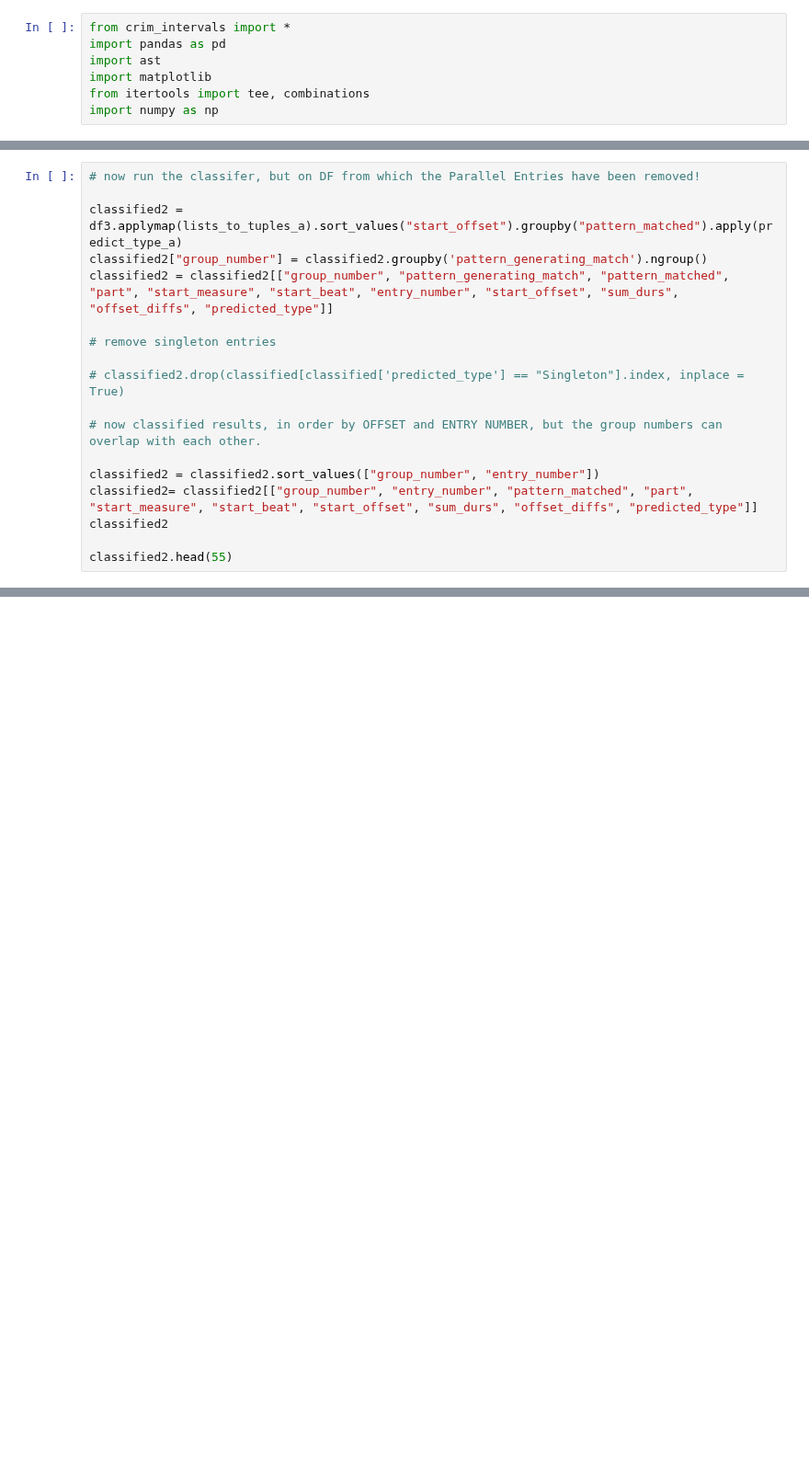
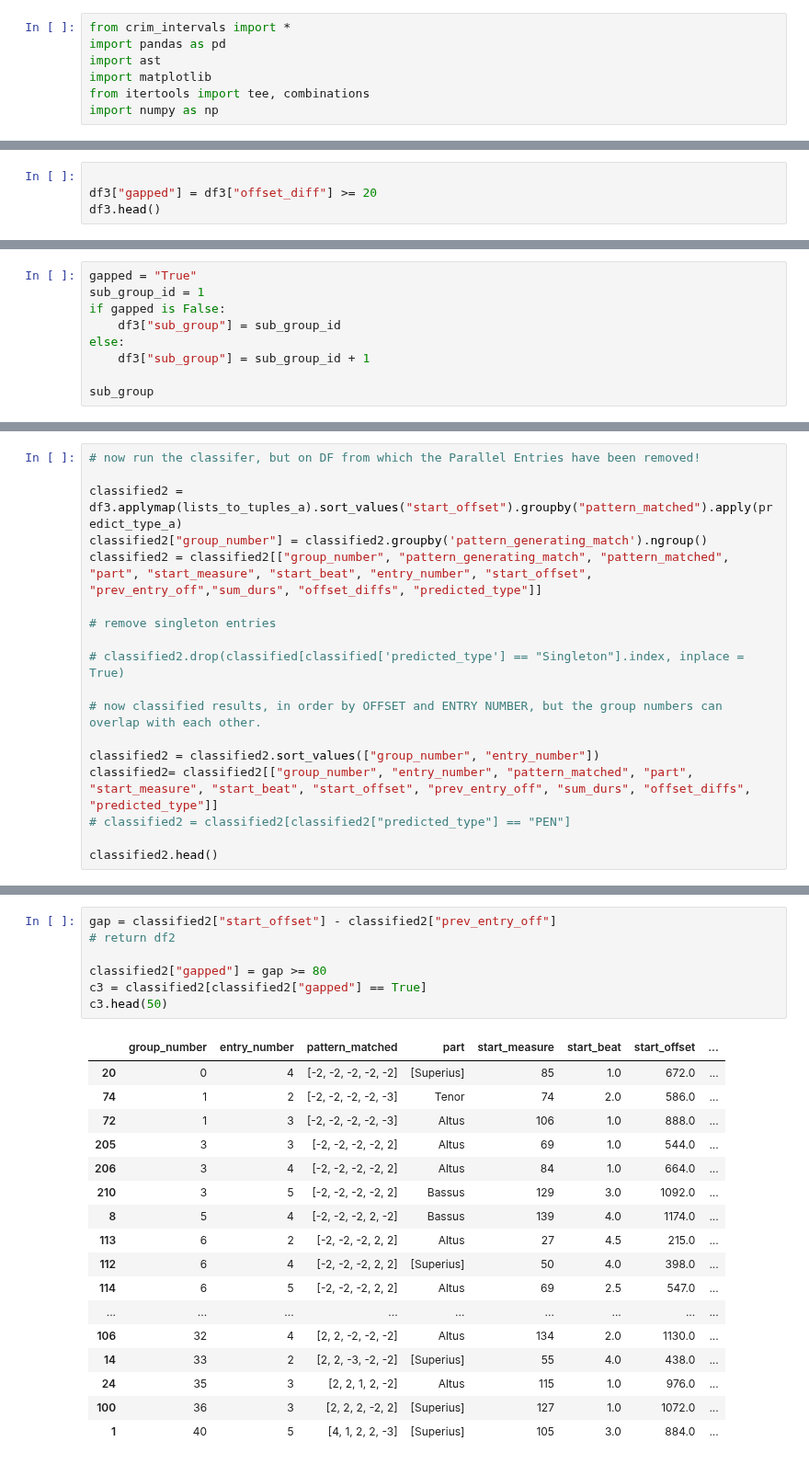
Before and after one commit to RichardFreedman/CRIM-notebooks, a Jupyter notebook: CRIM/CRIM_Group_Tests.ipynb, the cells around one changed output, grey strips where cells are left out. Shown at 92% size. Cells and saved outputs as stored; diff of their text form; blank space fills up the shorter version.

```diff
--- a/CRIM/CRIM_Group_Tests.ipynb
+++ b/CRIM/CRIM_Group_Tests.ipynb
@@ -179,0 +244,4 @@ df3
+# %%
+
+df3["gapped"] = df3["offset_diff"] >= 20
+df3.head()
@@ -179,0 +262,9 @@ df3
+# %%
+gapped = "True"
+sub_group_id = 1
+if gapped is False:
+    df3["sub_group"] = sub_group_id
+else:
+    df3["sub_group"] = sub_group_id + 1
+
+sub_group
@@ -182,7 +275,7 @@ df3
 
 classified2 = df3.applymap(lists_to_tuples_a).sort_values("start_offset").groupby("pattern_matched").apply(predict_type_a)
 classified2["group_number"] = classified2.groupby('pattern_generating_match').ngroup()
-classified2 = classified2[["group_number", "pattern_generating_match", "pattern_matched", "part", "start_measure", "start_beat", "entry_number", "start_offset", "sum_durs", "offset_diffs", "predicted_type"]]
+classified2 = classified2[["group_number", "pattern_generating_match", "pattern_matched", "part", "start_measure", "start_beat", "entry_number", "start_offset", "prev_entry_off","sum_durs", "offset_diffs", "predicted_type"]]
 
 # remove singleton entries
 
@@ -191,8 +284,8 @@ classified2 = classified2[["group_number", "pattern_generating_match", "pattern_
 # now classified results, in order by OFFSET and ENTRY NUMBER, but the group numbers can overlap with each other.
 
 classified2 = classified2.sort_values(["group_number", "entry_number"])
-classified2= classified2[["group_number", "entry_number", "pattern_matched", "part", "start_measure", "start_beat", "start_offset", "sum_durs", "offset_diffs", "predicted_type"]]
-classified2
+classified2= classified2[["group_number", "entry_number", "pattern_matched", "part", "start_measure", "start_beat", "start_offset", "prev_entry_off", "sum_durs", "offset_diffs", "predicted_type"]]
+# classified2 = classified2[classified2["predicted_type"] == "PEN"]
 
-classified2.head(55)
+classified2.head()
 # %% [output]
@@ -215,0 +340,25 @@ classified2.head(55)
+# %%
+gap = classified2["start_offset"] - classified2["prev_entry_off"]
+# return df2
+
+classified2["gapped"] = gap >= 80
+c3 = classified2[classified2["gapped"] == True]
+c3.head(50)
+# %% [output]
+|  | group_number | entry_number | pattern_matched | part | start_measure | start_beat | start_offset | ... |
+| 20 | 0 | 4 | [-2, -2, -2, -2, -2] | [Superius] | 85 | 1.0 | 672.0 | ... |
+| 74 | 1 | 2 | [-2, -2, -2, -2, -3] | Tenor | 74 | 2.0 | 586.0 | ... |
+| 72 | 1 | 3 | [-2, -2, -2, -2, -3] | Altus | 106 | 1.0 | 888.0 | ... |
+| 205 | 3 | 3 | [-2, -2, -2, -2, 2] | Altus | 69 | 1.0 | 544.0 | ... |
+| 206 | 3 | 4 | [-2, -2, -2, -2, 2] | Altus | 84 | 1.0 | 664.0 | ... |
+| 210 | 3 | 5 | [-2, -2, -2, -2, 2] | Bassus | 129 | 3.0 | 1092.0 | ... |
+| 8 | 5 | 4 | [-2, -2, -2, 2, -2] | Bassus | 139 | 4.0 | 1174.0 | ... |
+| 113 | 6 | 2 | [-2, -2, -2, 2, 2] | Altus | 27 | 4.5 | 215.0 | ... |
+| 112 | 6 | 4 | [-2, -2, -2, 2, 2] | [Superius] | 50 | 4.0 | 398.0 | ... |
+| 114 | 6 | 5 | [-2, -2, -2, 2, 2] | Altus | 69 | 2.5 | 547.0 | ... |
+| ... | ... | ... | ... | ... | ... | ... | ... | ... |
+| 106 | 32 | 4 | [2, 2, -2, -2, -2] | Altus | 134 | 2.0 | 1130.0 | ... |
+| 14 | 33 | 2 | [2, 2, -3, -2, -2] | [Superius] | 55 | 4.0 | 438.0 | ... |
+| 24 | 35 | 3 | [2, 2, 1, 2, -2] | Altus | 115 | 1.0 | 976.0 | ... |
+| 100 | 36 | 3 | [2, 2, 2, -2, 2] | [Superius] | 127 | 1.0 | 1072.0 | ... |
+| 1 | 40 | 5 | [4, 1, 2, 2, -3] | [Superius] | 105 | 3.0 | 884.0 | ... |
```
Also changed, not shown: parts of 21 cells of this notebook, 3 other files.
